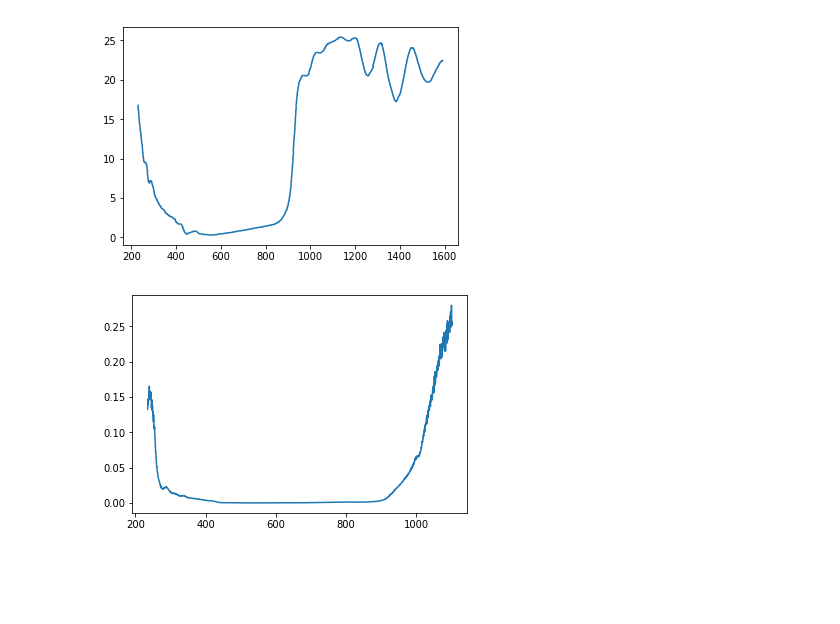
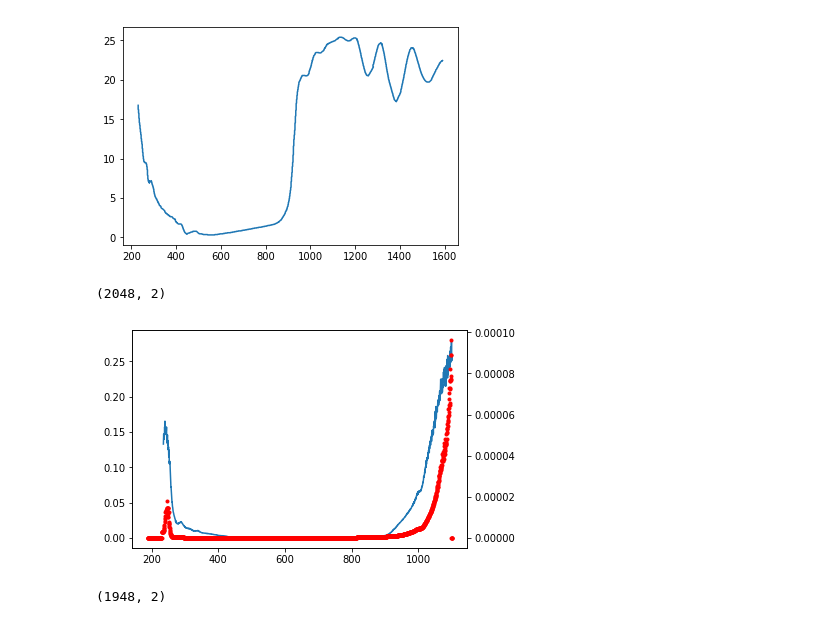
Before and after one commit to piovere/zeTorch, a Jupyter notebook: suspect_calibration_data/is_this_calibration_curve_thing_just_hot_garbage.ipynb, the cells around one changed output. Drawn from its saved outputs; the diff is of its cells as text; code cells hidden in the pictures; blank space fills up the shorter version.

Commit message:
trying to improve calibration process

```diff
--- a/suspect_calibration_data/is_this_calibration_curve_thing_just_hot_garbage.ipynb
+++ b/suspect_calibration_data/is_this_calibration_curve_thing_just_hot_garbage.ipynb
@@ -27,8 +27,21 @@ plt.show()
 tucker_interp = interp1d(tucker[:,0], tucker[:,1])
 # %%
 dh3_corr = tucker_interp(dh3_measured[100:,0]) / dh3_measured[100:,1]
+# %%
+oo_cal_curve = np.loadtxt('20180220-BF-Calibration_OOIIrrad.cal', skiprows=9)
+print(oo_cal_curve.shape)
+# %% [output]
+(2048, 2)
+# %%
+fig, ax1 = plt.subplots()
+
+ax1.plot(dh3_measured[100:, 0], dh3_corr, label='Calculated')
+
+ax2 = ax1.twinx()
+ax2.plot(oo_cal_curve[:,0], oo_cal_curve[:,1], 'r.', label='Ocean Optics')
+
+plt.show()
+# %% [output]
+[figure, added]
 # %%
-plt.plot(dh3_measured[100:, 0], dh3_corr)
-plt.show()
+new_cal_curve = np.dstack((dh3_measured[100:, 0], dh3_corr))[0]
-# %% [output]
-[figure, removed]
@@ -37,2 +48,6 @@ new_cal_curve = np.dstack((dh3_measured[100:, 0], dh3_corr))[0].shape
 # %%
 np.savetxt('jana_new_cal_curve.txt', new_cal_curve)
+# %%
+new_cal_curve.shape
+# %% [output]
+(1948, 2)
```
Also changed, not shown: parts of 1 cell of this notebook.
